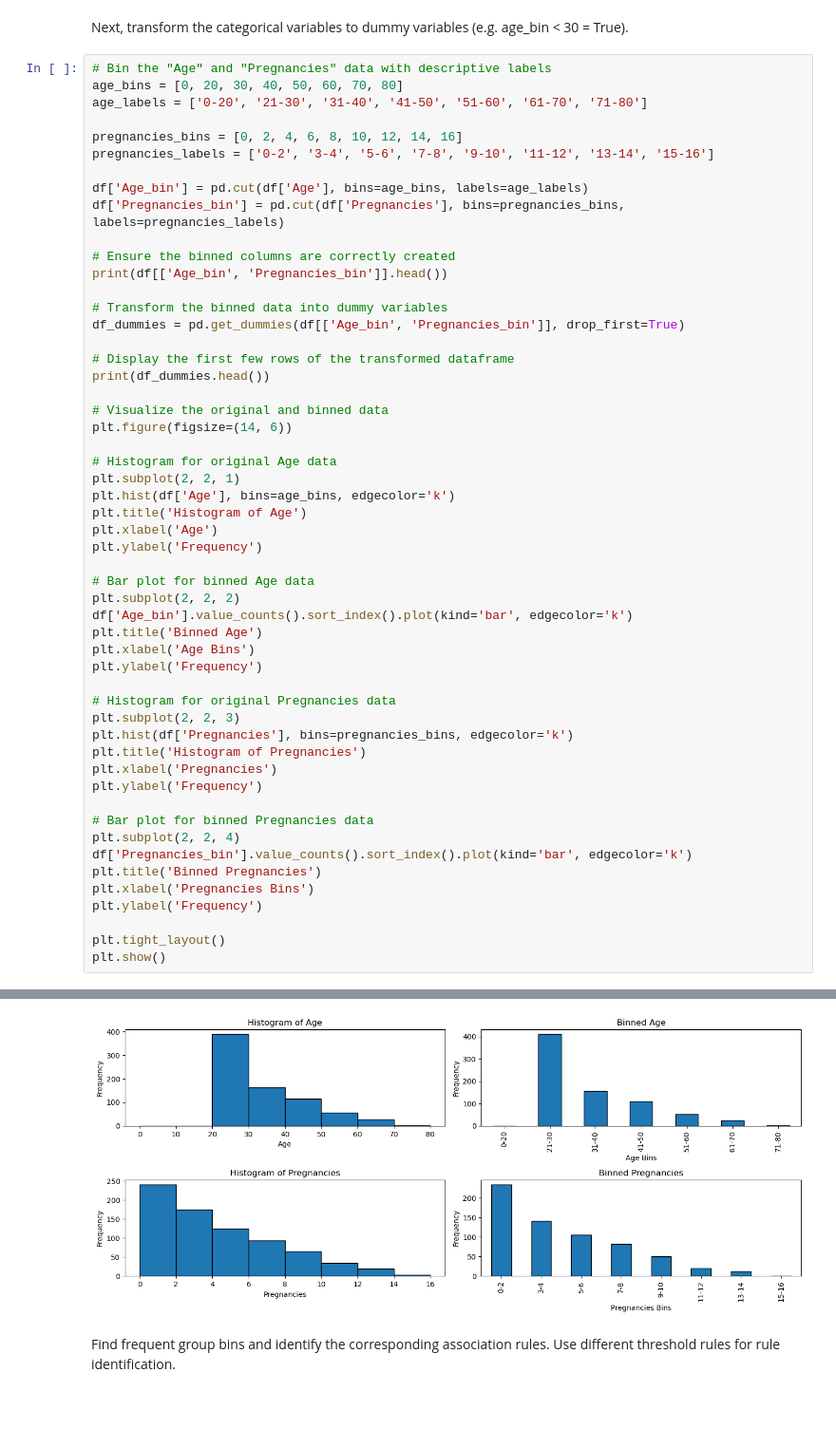
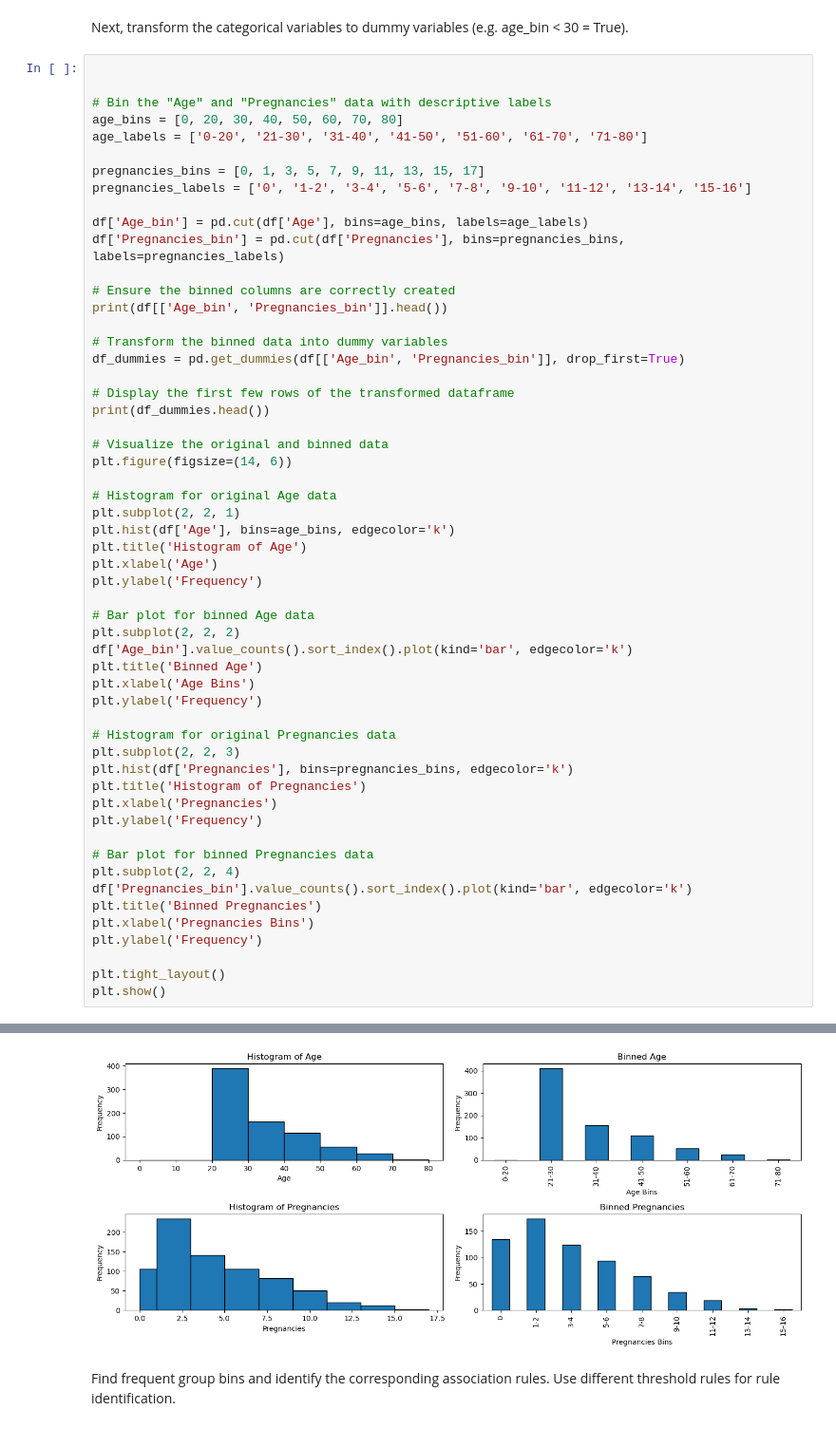
Before and after one commit to fyudris/Applied-Analytics, a Jupyter notebook: 02_Tuesday/session2codingbreak4.ipynb, the cells around one changed output, grey strips where cells are left out. Shown at 95% size. Cells and saved outputs as stored; diff of their text form.

```diff
--- a/02_Tuesday/session2codingbreak4.ipynb
+++ b/02_Tuesday/session2codingbreak4.ipynb
@@ -62,12 +62,14 @@ print(df_dummies.head())
 # %% [markdown]
 Next, transform the categorical variables to dummy variables (e.g. age_bin < 30 = True).
 # %%
+
+
 # Bin the "Age" and "Pregnancies" data with descriptive labels
 age_bins = [0, 20, 30, 40, 50, 60, 70, 80]
 age_labels = ['0-20', '21-30', '31-40', '41-50', '51-60', '61-70', '71-80']
 
-pregnancies_bins = [0, 2, 4, 6, 8, 10, 12, 14, 16]
-pregnancies_labels = ['0-2', '3-4', '5-6', '7-8', '9-10', '11-12', '13-14', '15-16']
+pregnancies_bins = [0, 1, 3, 5, 7, 9, 11, 13, 15, 17]
+pregnancies_labels = ['0', '1-2', '3-4', '5-6', '7-8', '9-10', '11-12', '13-14', '15-16']
 
 df['Age_bin'] = pd.cut(df['Age'], bins=age_bins, labels=age_labels)
 df['Pregnancies_bin'] = pd.cut(df['Pregnancies'], bins=pregnancies_bins, labels=pregnancies_labels)
@@ -135,4 +137,4 @@ plt.show()
-[figure, old version]
+[figure, new version]
 # %% [markdown]
 Find frequent group bins and identify the corresponding association rules. Use different threshold rules for rule identification. <br>
 # %%
```
Also changed, not shown: parts of 4 cells of this notebook.
